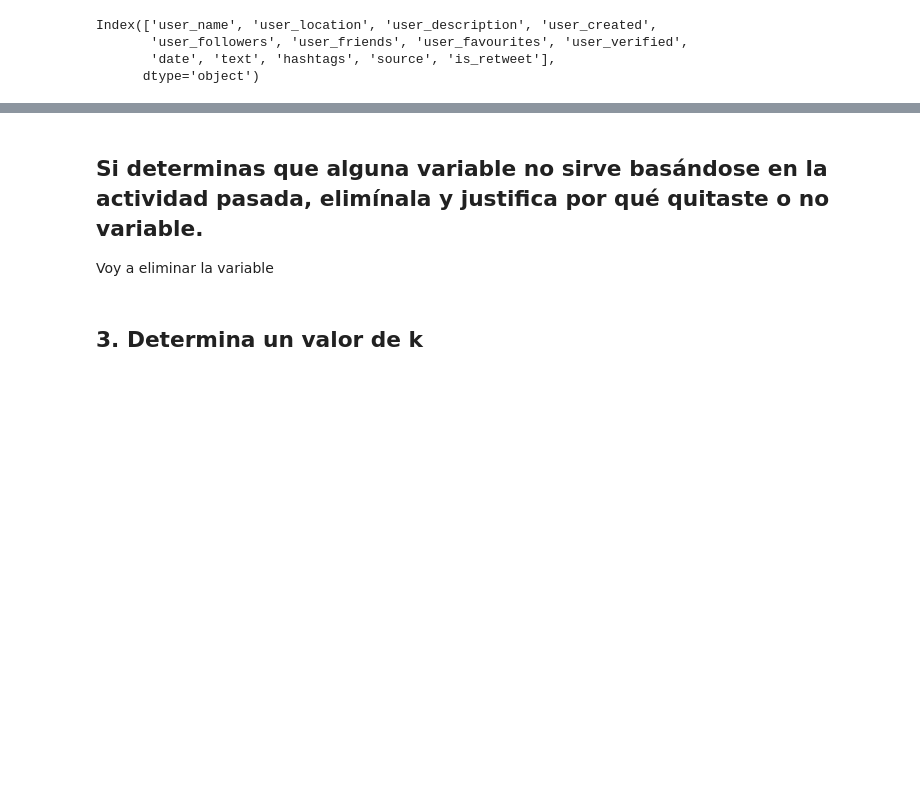
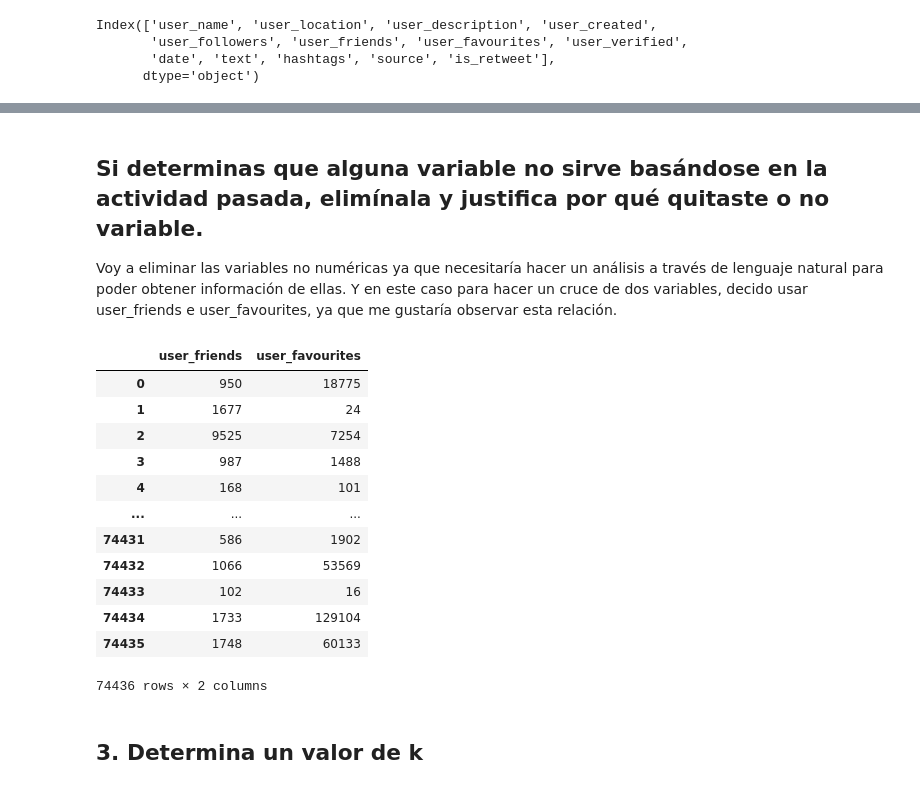
Before and after one commit to plpcollado/Laboratorio_A01664621, a Jupyter notebook: AE_Patrones.ipynb, the cells around one changed output, grey strips where cells are left out. Saved outputs shown, nothing was run; the diff lists cells and outputs as text; code cells hidden in the pictures; blank space fills up the shorter version.

```diff
--- a/AE_Patrones.ipynb
+++ b/AE_Patrones.ipynb
@@ -31,6 +31,23 @@ df.head()
 # %% [markdown]
 ## Si determinas que alguna variable no sirve basándose en la actividad pasada, elimínala y justifica por qué quitaste o no variable.
 
-Voy a eliminar la variable
+Voy a eliminar las variables no numéricas ya que necesitaría hacer un análisis a través de lenguaje natural para poder obtener información de ellas. Y en este caso para hacer un cruce de dos variables, decido usar user_friends e user_favourites, ya que me gustaría observar esta relación.
+# %%
+# Dropping the columns that are not going to be used
+df.drop(['user_name', 'user_location', 'user_description', 'user_created', 'user_followers', 'user_verified', 'date', 'hashtags', 'source', 'is_retweet', 'text'], axis=1)
+# %% [output]
+|  | user_friends | user_favourites |
+| 0 | 950 | 18775 |
+| 1 | 1677 | 24 |
+| 2 | 9525 | 7254 |
+| 3 | 987 | 1488 |
+| 4 | 168 | 101 |
+| ... | ... | ... |
+| 74431 | 586 | 1902 |
+| 74432 | 1066 | 53569 |
+| 74433 | 102 | 16 |
+| 74434 | 1733 | 129104 |
+| 74435 | 1748 | 60133 |
+74436 rows × 2 columns
 # %% [markdown]
 ## 3. Determina un valor de k
```
Also changed, not shown: parts of 5 cells of this notebook.
